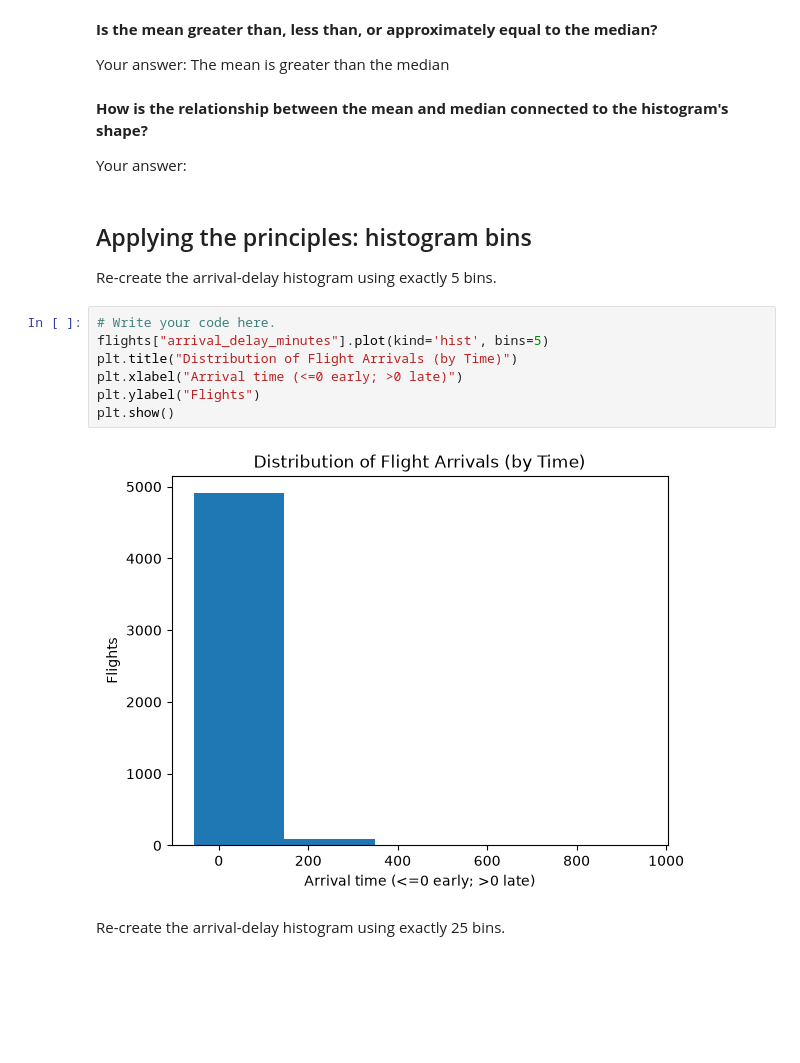
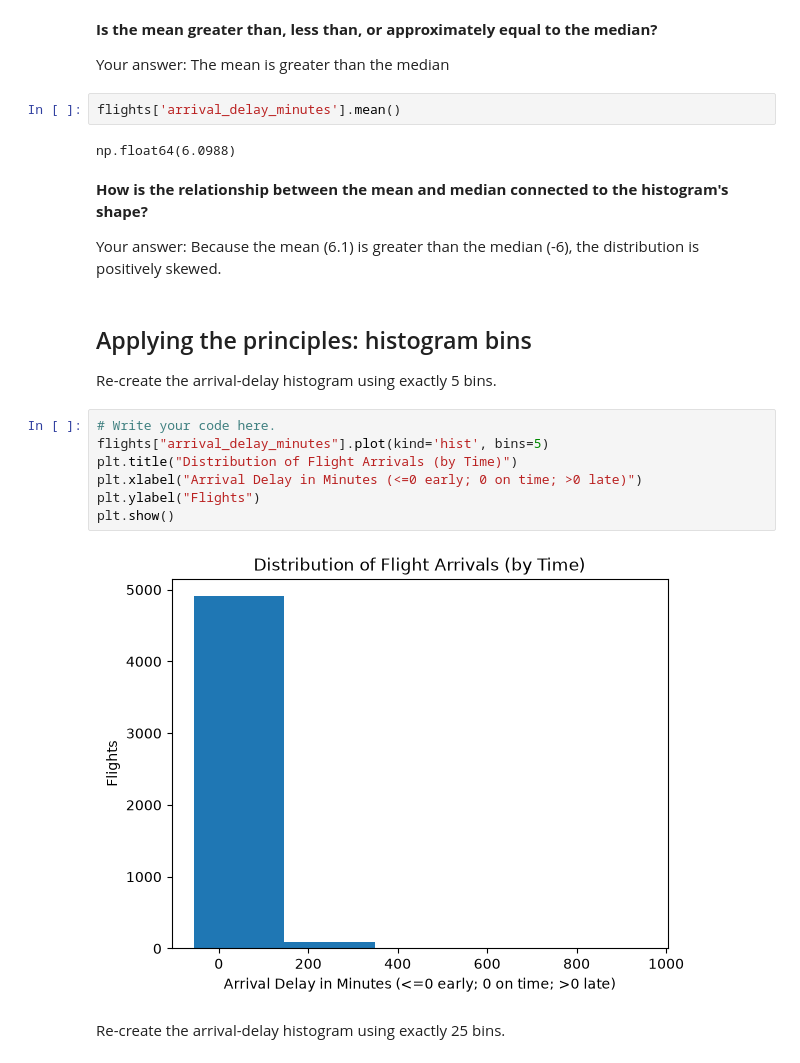
Before and after one commit to swolbroham/Data_Visualization_and_Modeling_Campus, a Jupyter notebook: week01/lab/Lab - Data Visualization and Visual Thinking.ipynb, the cells around one changed output. Cells and saved outputs as stored; diff of their text form; blank space fills up the shorter version.

```diff
--- a/week01/lab/Lab - Data Visualization and Visual Thinking.ipynb
+++ b/week01/lab/Lab - Data Visualization and Visual Thinking.ipynb
@@ -230,10 +230,14 @@ print(flights.arrival_delay_minutes.mean()- flights.arrival_delay_minutes.median
 **Is the mean greater than, less than, or approximately equal to the median?**
 
 Your answer: The mean is greater than the median
+# %%
+flights['arrival_delay_minutes'].mean()
+# %% [output]
+np.float64(6.0988)
 # %% [markdown]
 **How is the relationship between the mean and median connected to the histogram's shape?**
 
-Your answer:
+Your answer: Because the mean (6.1) is greater than the median (-6), the distribution is positively skewed.
 # %% [markdown]
 ## Applying the principles: histogram bins
 
@@ -241,12 +245,12 @@ Re-create the arrival-delay histogram using exactly 5 bins.
 # %%
 # Write your code here.
 flights["arrival_delay_minutes"].plot(kind='hist', bins=5)
 plt.title("Distribution of Flight Arrivals (by Time)")
-plt.xlabel("Arrival time (<=0 early; >0 late)")
+plt.xlabel("Arrival Delay in Minutes (<=0 early; 0 on time; >0 late)")
 plt.ylabel("Flights")
 plt.show()
 # %% [output]
-[figure, old version]
+[figure, new version]
 # %% [markdown]
 Re-create the arrival-delay histogram using exactly 25 bins.
 # %%
```
Also changed, not shown: parts of 5 cells of this notebook.
